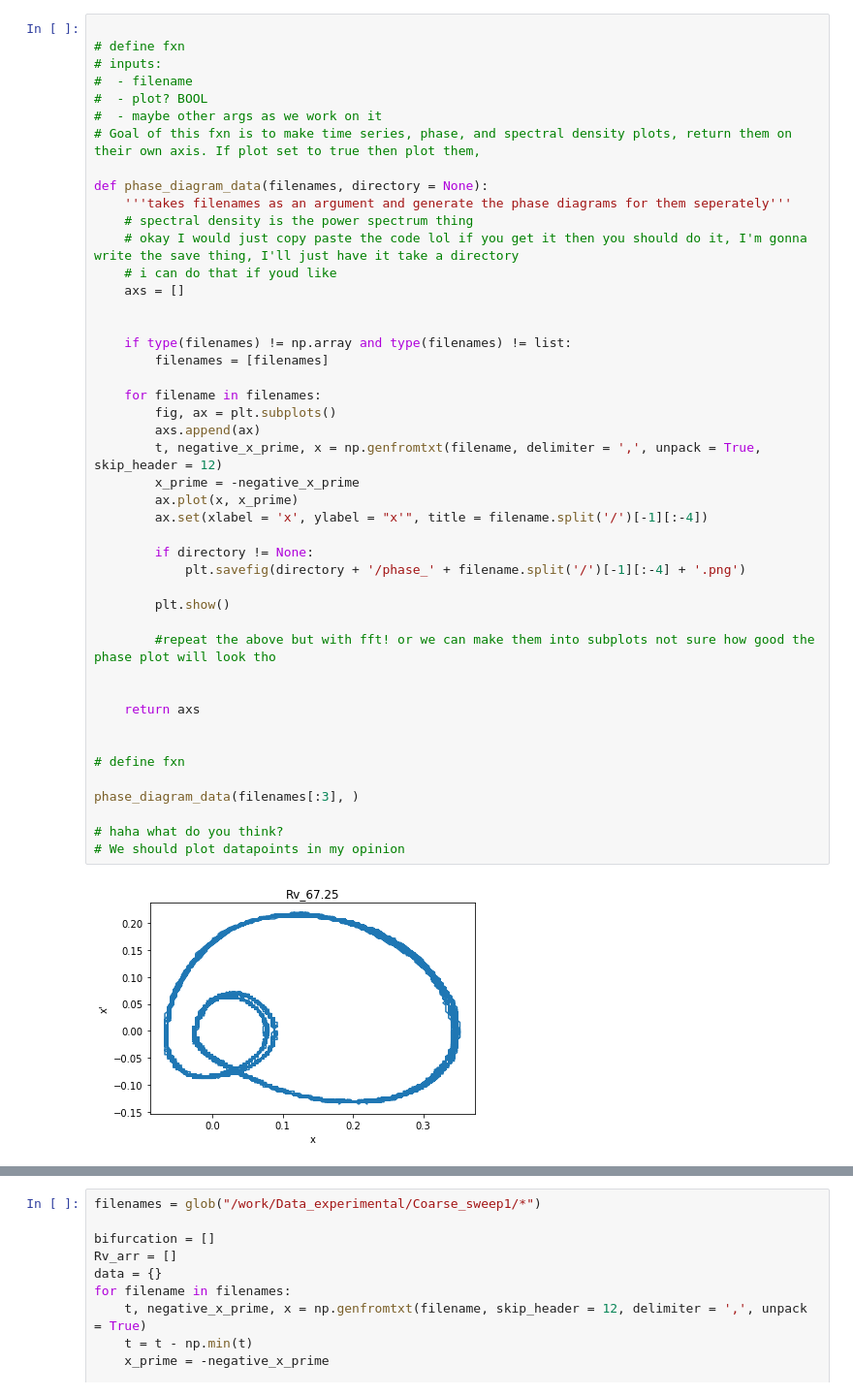
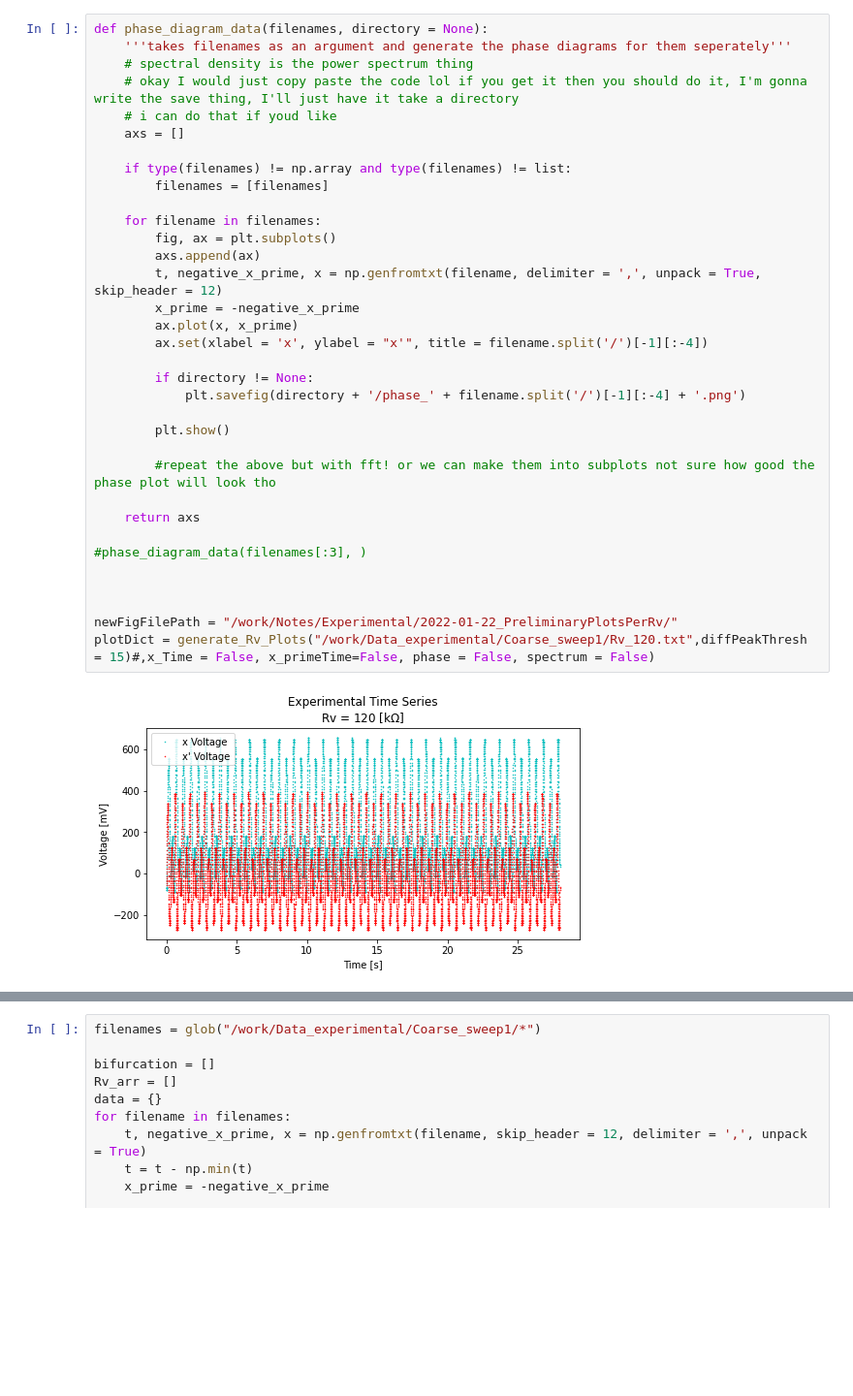
Before and after one commit to Ham0osh/Phys322W-CC, a Jupyter notebook: Analysis/Analysis_takenData.ipynb, the cells around one changed output, grey strips where cells are left out. Shown at 97% size. Cells and saved outputs as stored; diff of their text form; blank space fills up the shorter version.

Commit message:
added function to plot voltage/time, phase portraits, and power spectrum for summarizing each region. Hamish

```diff
--- a/Analysis/Analysis_takenData.ipynb
+++ b/Analysis/Analysis_takenData.ipynb
@@ -25,47 +11,36 @@ NameError: name 'V1' is not defined
 # %%
-
-# define fxn
-# inputs:
-#  - filename
-#  - plot? BOOL
-#  - maybe other args as we work on it
-# Goal of this fxn is to make time series, phase, and spectral density plots, return them on their own axis. If plot set to true then plot them,
-
 def phase_diagram_data(filenames, directory = None):
     '''takes filenames as an argument and generate the phase diagrams for them seperately'''
     # spectral density is the power spectrum thing
     # okay I would just copy paste the code lol if you get it then you should do it, I'm gonna write the save thing, I'll just have it take a directory
     # i can do that if youd like
     axs = []
-
 
     if type(filenames) != np.array and type(filenames) != list:
         filenames = [filenames]
 
     for filename in filenames:
         fig, ax = plt.subplots()
         axs.append(ax)
         t, negative_x_prime, x = np.genfromtxt(filename, delimiter = ',', unpack = True, skip_header = 12)
         x_prime = -negative_x_prime
         ax.plot(x, x_prime)
         ax.set(xlabel = 'x', ylabel = "x'", title = filename.split('/')[-1][:-4])
 
         if directory != None:
             plt.savefig(directory + '/phase_' + filename.split('/')[-1][:-4] + '.png')
 
         plt.show()
 
         #repeat the above but with fft! or we can make them into subplots not sure how good the phase plot will look tho
 
-
     return axs
 
+#phase_diagram_data(filenames[:3], )
 
-# define fxn
 
-phase_diagram_data(filenames[:3], )
 
-# haha what do you think?
-# We should plot datapoints in my opinion
+newFigFilePath = "/work/Notes/Experimental/2022-01-22_PreliminaryPlotsPerRv/"
+plotDict = generate_Rv_Plots("/work/Data_experimental/Coarse_sweep1/Rv_120.txt",diffPeakThresh = 15)#,x_Time = False, x_primeTime=False, phase = False, spectrum = False)
 # %% [output]
-[figure, old version]
+[figure, new version]
```
Also changed, not shown: parts of 3 cells of this notebook, 25 other files.
